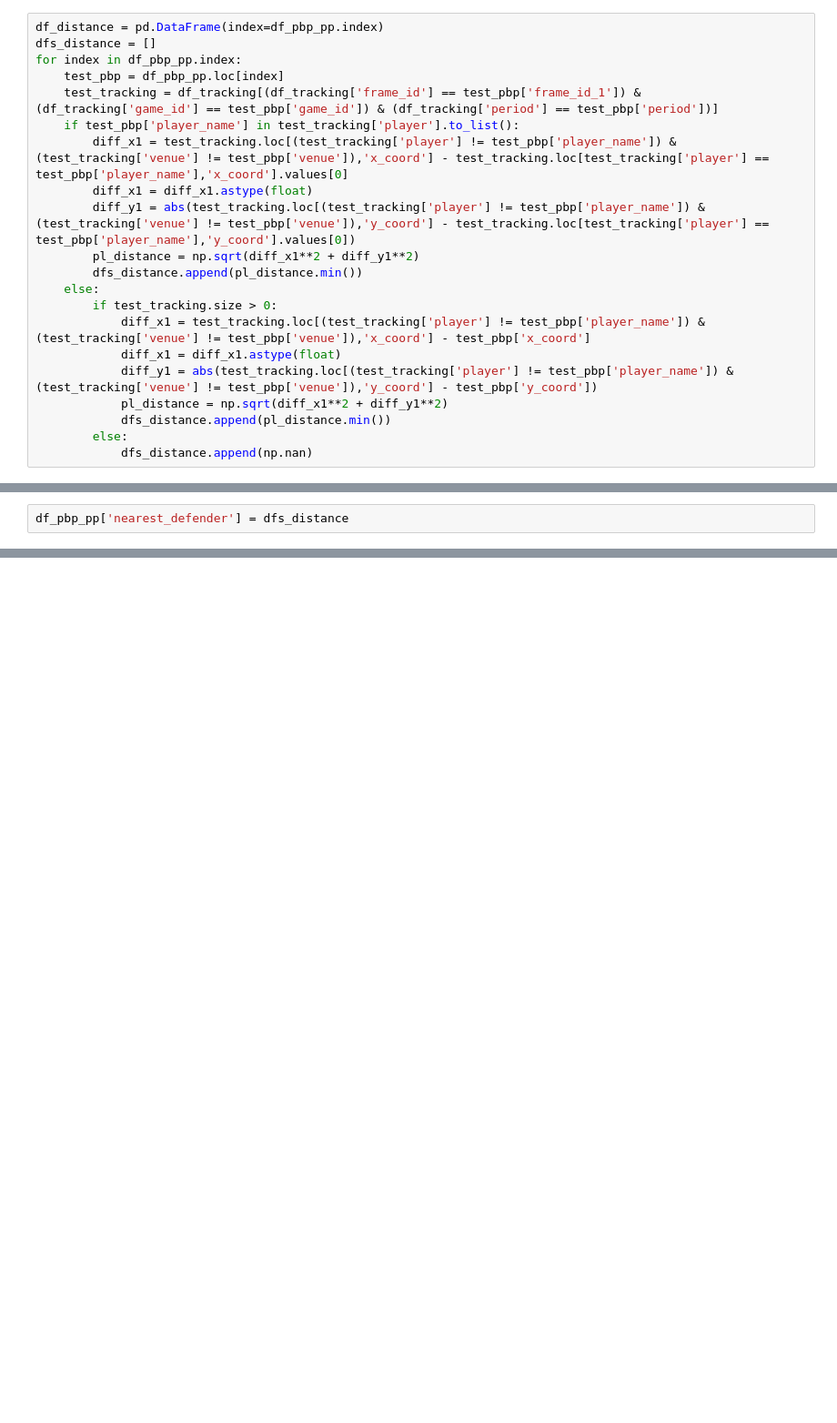
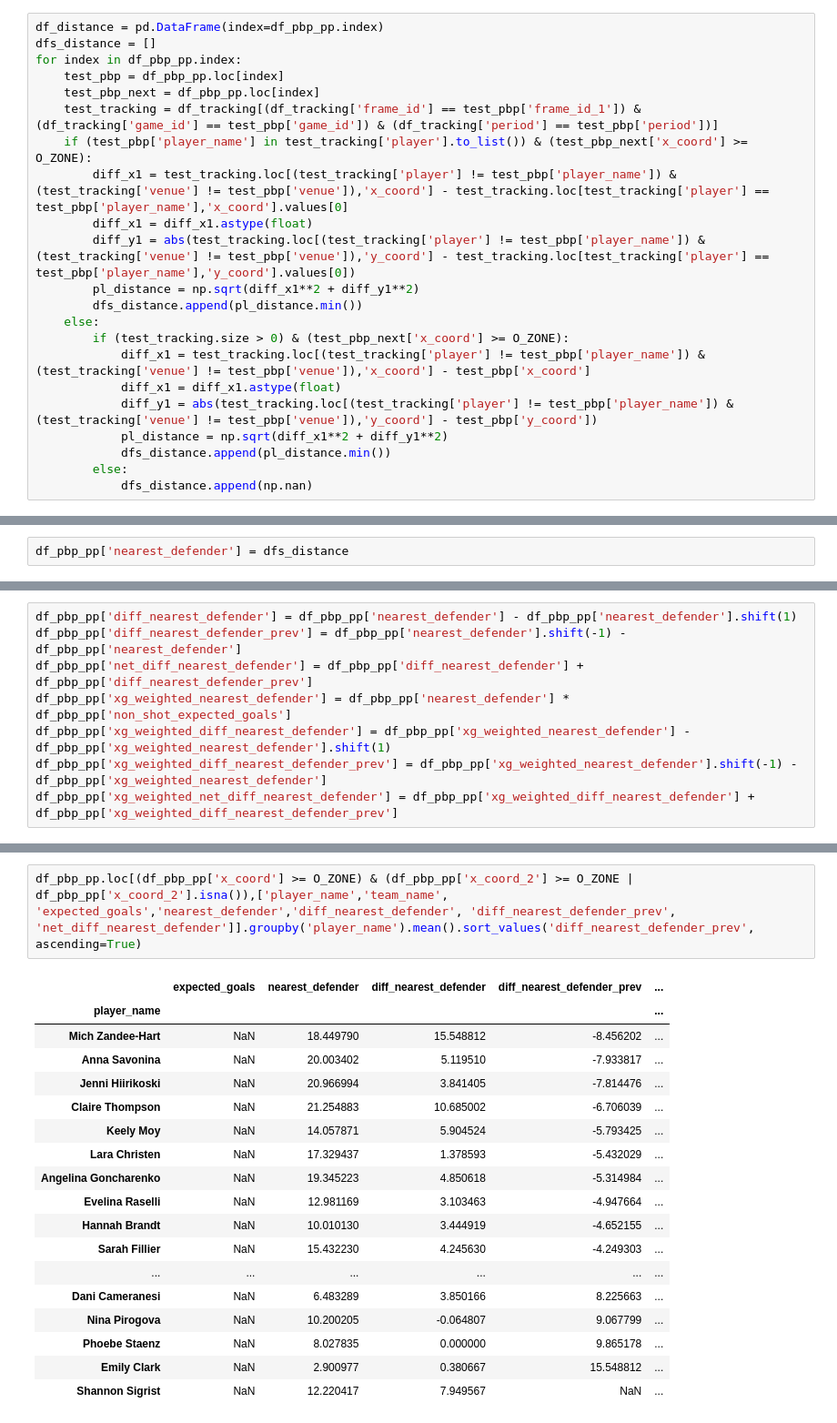
Before and after one commit to TK5-Tim/Big-Data-Cup, a Jupyter notebook: 2022/pp_danger_tracking.ipynb, the cells around one changed output, grey strips where cells are left out. Shown at 91% size. Drawn from its saved outputs; the diff is of its cells as text; blank space fills up the shorter version.

Commit message:
safety net for nearest defender and try for structure

```diff
--- a/2022/pp_danger_tracking.ipynb
+++ b/2022/pp_danger_tracking.ipynb
@@ -147,15 +147,16 @@ df_distance = pd.DataFrame(index=df_pbp_pp.index)
 dfs_distance = []
 for index in df_pbp_pp.index:
     test_pbp = df_pbp_pp.loc[index]
+    test_pbp_next = df_pbp_pp.loc[index]
     test_tracking = df_tracking[(df_tracking['frame_id'] == test_pbp['frame_id_1']) & (df_tracking['game_id'] == test_pbp['game_id']) & (df_tracking['period'] == test_pbp['period'])]
-    if test_pbp['player_name'] in test_tracking['player'].to_list():
+    if (test_pbp['player_name'] in test_tracking['player'].to_list()) & (test_pbp_next['x_coord'] >= O_ZONE):
         diff_x1 = test_tracking.loc[(test_tracking['player'] != test_pbp['player_name']) & (test_tracking['venue'] != test_pbp['venue']),'x_coord'] - test_tracking.loc[test_tracking['player'] == test_pbp['player_name'],'x_coord'].values[0]
         diff_x1 = diff_x1.astype(float)
         diff_y1 = abs(test_tracking.loc[(test_tracking['player'] != test_pbp['player_name']) & (test_tracking['venue'] != test_pbp['venue']),'y_coord'] - test_tracking.loc[test_tracking['player'] == test_pbp['player_name'],'y_coord'].values[0])
         pl_distance = np.sqrt(diff_x1**2 + diff_y1**2)
         dfs_distance.append(pl_distance.min())
     else:
-        if test_tracking.size > 0:
+        if (test_tracking.size > 0) & (test_pbp_next['x_coord'] >= O_ZONE):
             diff_x1 = test_tracking.loc[(test_tracking['player'] != test_pbp['player_name']) & (test_tracking['venue'] != test_pbp['venue']),'x_coord'] - test_pbp['x_coord']
             diff_x1 = diff_x1.astype(float)
             diff_y1 = abs(test_tracking.loc[(test_tracking['player'] != test_pbp['player_name']) & (test_tracking['venue'] != test_pbp['venue']),'y_coord'] - test_pbp['y_coord'])
@@ -169,0 +218,8 @@ df_pbp_pp['diff_nearest_defender'] = df_pbp_pp['nearest_defender'] - df_pbp_pp['
+# %%
+df_pbp_pp['diff_nearest_defender'] = df_pbp_pp['nearest_defender'] - df_pbp_pp['nearest_defender'].shift(1)
+df_pbp_pp['diff_nearest_defender_prev'] = df_pbp_pp['nearest_defender'].shift(-1) - df_pbp_pp['nearest_defender']
+df_pbp_pp['net_diff_nearest_defender'] = df_pbp_pp['diff_nearest_defender'] + df_pbp_pp['diff_nearest_defender_prev']
+df_pbp_pp['xg_weighted_nearest_defender'] = df_pbp_pp['nearest_defender'] * df_pbp_pp['non_shot_expected_goals']
+df_pbp_pp['xg_weighted_diff_nearest_defender'] = df_pbp_pp['xg_weighted_nearest_defender'] - df_pbp_pp['xg_weighted_nearest_defender'].shift(1)
+df_pbp_pp['xg_weighted_diff_nearest_defender_prev'] = df_pbp_pp['xg_weighted_nearest_defender'].shift(-1) - df_pbp_pp['xg_weighted_nearest_defender']
+df_pbp_pp['xg_weighted_net_diff_nearest_defender'] = df_pbp_pp['xg_weighted_diff_nearest_defender'] + df_pbp_pp['xg_weighted_diff_nearest_defender_prev']
@@ -169,0 +328,21 @@ df_pbp_pp['diff_nearest_defender'] = df_pbp_pp['nearest_defender'] - df_pbp_pp['
+# %%
+df_pbp_pp.loc[(df_pbp_pp['x_coord'] >= O_ZONE) & (df_pbp_pp['x_coord_2'] >= O_ZONE | df_pbp_pp['x_coord_2'].isna()),['player_name','team_name', 'expected_goals','nearest_defender','diff_nearest_defender', 'diff_nearest_defender_prev', 'net_diff_nearest_defender']].groupby('player_name').mean().sort_values('diff_nearest_defender_prev', ascending=True)
+# %% [output]
+|  | expected_goals | nearest_defender | diff_nearest_defender | diff_nearest_defender_prev | ... |
+| player_name |  |  |  |  | ... |
+| Mich Zandee-Hart | NaN | 18.449790 | 15.548812 | -8.456202 | ... |
+| Anna Savonina | NaN | 20.003402 | 5.119510 | -7.933817 | ... |
+| Jenni Hiirikoski | NaN | 20.966994 | 3.841405 | -7.814476 | ... |
+| Claire Thompson | NaN | 21.254883 | 10.685002 | -6.706039 | ... |
+| Keely Moy | NaN | 14.057871 | 5.904524 | -5.793425 | ... |
+| Lara Christen | NaN | 17.329437 | 1.378593 | -5.432029 | ... |
+| Angelina Goncharenko | NaN | 19.345223 | 4.850618 | -5.314984 | ... |
+| Evelina Raselli | NaN | 12.981169 | 3.103463 | -4.947664 | ... |
+| Hannah Brandt | NaN | 10.010130 | 3.444919 | -4.652155 | ... |
+| Sarah Fillier | NaN | 15.432230 | 4.245630 | -4.249303 | ... |
+| ... | ... | ... | ... | ... | ... |
+| Dani Cameranesi | NaN | 6.483289 | 3.850166 | 8.225663 | ... |
+| Nina Pirogova | NaN | 10.200205 | -0.064807 | 9.067799 | ... |
+| Phoebe Staenz | NaN | 8.027835 | 0.000000 | 9.865178 | ... |
+| Emily Clark | NaN | 2.900977 | 0.380667 | 15.548812 | ... |
+| Shannon Sigrist | NaN | 12.220417 | 7.949567 | NaN | ... |
```
Also changed, not shown: parts of 35 cells of this notebook, 3 other files.
